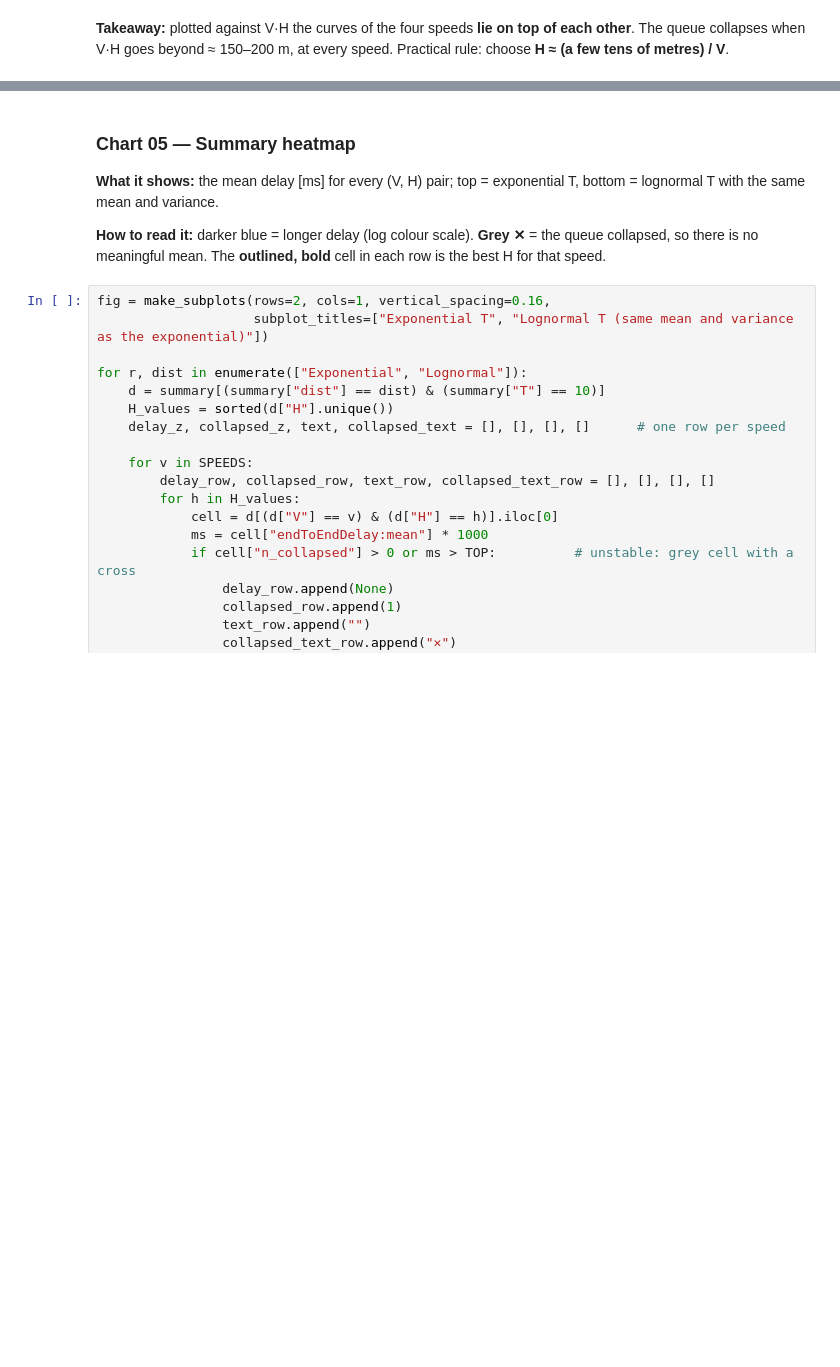
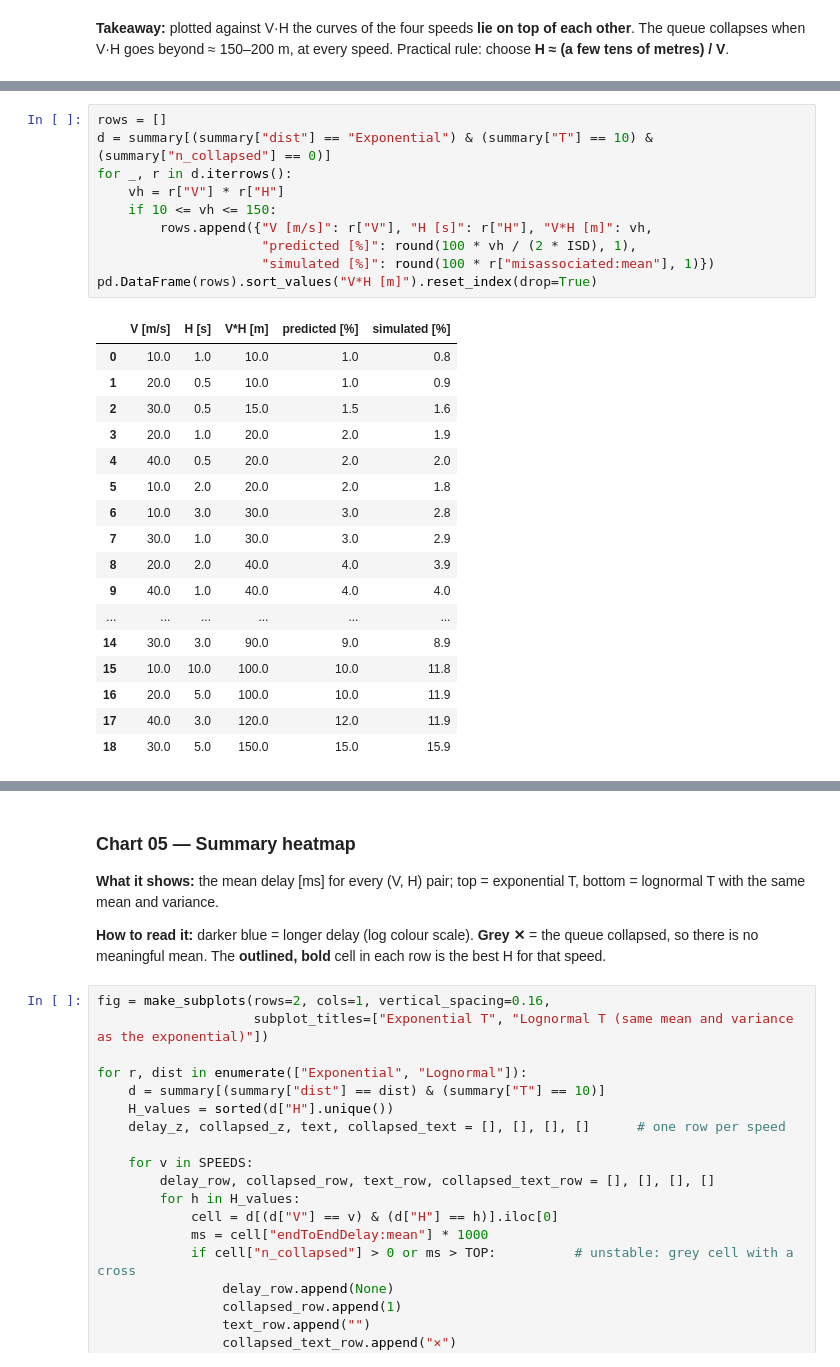
Before and after one commit to Milko0/5G-Vehicle, a Jupyter notebook: Analysis/analyze_results.ipynb, the cells around one changed output, grey strips where cells are left out. Drawn from its saved outputs; the diff is of its cells as text; blank space fills up the shorter version.

```diff
--- a/Analysis/analyze_results.ipynb
+++ b/Analysis/analyze_results.ipynb
@@ -457,0 +694,28 @@ save(fig, "04_delay_vs_VH", width=1300, height=580)
+# %%
+rows = []
+d = summary[(summary["dist"] == "Exponential") & (summary["T"] == 10) & (summary["n_collapsed"] == 0)]
+for _, r in d.iterrows():
+    vh = r["V"] * r["H"]
+    if 10 <= vh <= 150:
+        rows.append({"V [m/s]": r["V"], "H [s]": r["H"], "V*H [m]": vh,
+                     "predicted [%]": round(100 * vh / (2 * ISD), 1),
+                     "simulated [%]": round(100 * r["misassociated:mean"], 1)})
+pd.DataFrame(rows).sort_values("V*H [m]").reset_index(drop=True)
+# %% [output]
+|  | V [m/s] | H [s] | V*H [m] | predicted [%] | simulated [%] |
+| 0 | 10.0 | 1.0 | 10.0 | 1.0 | 0.8 |
+| 1 | 20.0 | 0.5 | 10.0 | 1.0 | 0.9 |
+| 2 | 30.0 | 0.5 | 15.0 | 1.5 | 1.6 |
+| 3 | 20.0 | 1.0 | 20.0 | 2.0 | 1.9 |
+| 4 | 40.0 | 0.5 | 20.0 | 2.0 | 2.0 |
+| 5 | 10.0 | 2.0 | 20.0 | 2.0 | 1.8 |
+| 6 | 10.0 | 3.0 | 30.0 | 3.0 | 2.8 |
+| 7 | 30.0 | 1.0 | 30.0 | 3.0 | 2.9 |
+| 8 | 20.0 | 2.0 | 40.0 | 4.0 | 3.9 |
+| 9 | 40.0 | 1.0 | 40.0 | 4.0 | 4.0 |
+| ... | ... | ... | ... | ... | ... |
+| 14 | 30.0 | 3.0 | 90.0 | 9.0 | 8.9 |
+| 15 | 10.0 | 10.0 | 100.0 | 10.0 | 11.8 |
+| 16 | 20.0 | 5.0 | 100.0 | 10.0 | 11.9 |
+| 17 | 40.0 | 3.0 | 120.0 | 12.0 | 11.9 |
+| 18 | 30.0 | 5.0 | 150.0 | 15.0 | 15.9 |
```
Also changed, not shown: parts of 16 cells of this notebook, 17 other files.
